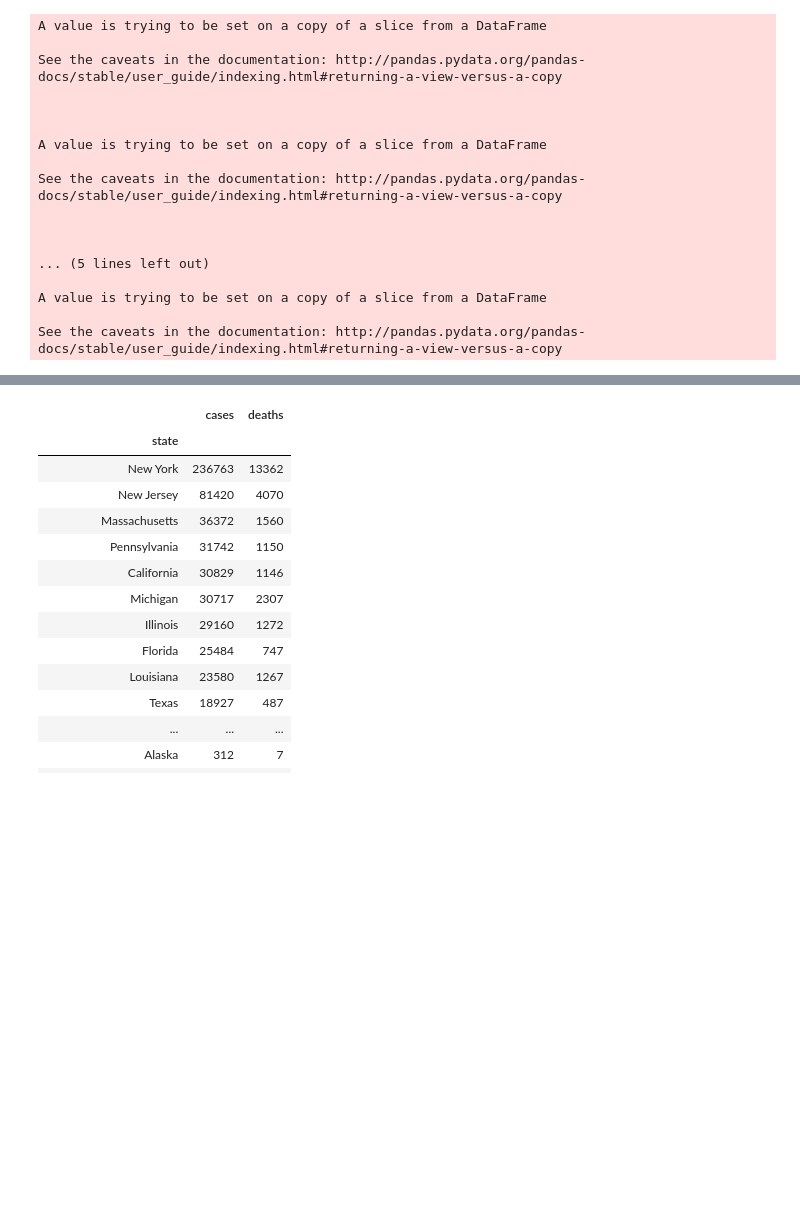
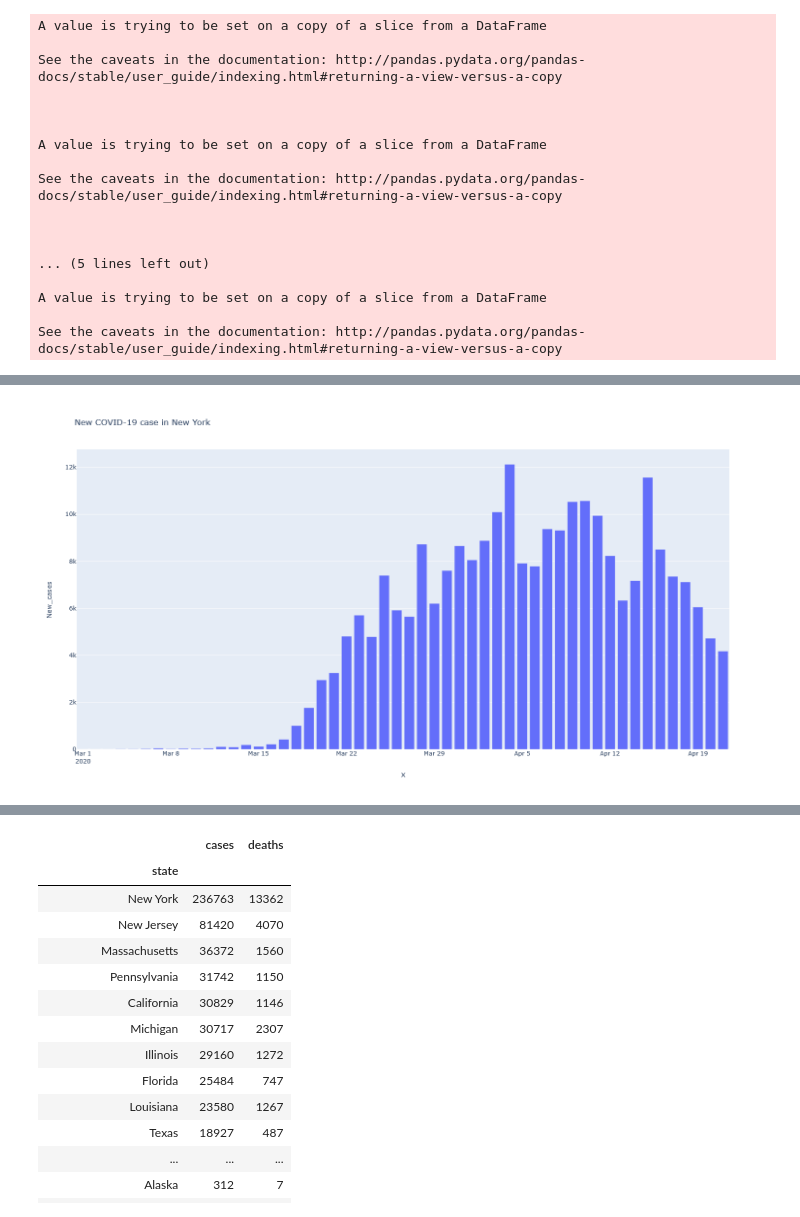
Before and after one commit to Ralhusban/COVID-19, a Jupyter notebook: COVID19.ipynb, the cells around one changed output, grey strips where cells are left out. Saved outputs shown, nothing was run; the diff lists cells and outputs as text; code cells hidden in the pictures; blank space fills up the shorter version.

```diff
--- a/COVID19.ipynb
+++ b/COVID19.ipynb
@@ -188,4 +154,4 @@ plt.show()
 # %%
-fig = px.line(data_frame=NY_df, x=NY_df.index, y='New_cases', title='New COVID-19 case in New York')
+fig = px.bar(data_frame=NY_df, x=NY_df.index, y='New_cases', title='New COVID-19 case in New York', width=1400, height= 800)
 fig.show()
 # %% [output]
@@ -192,0 +158 @@ fig.show()
+[figure, added]
```
Also changed, not shown: parts of 16 cells of this notebook.
